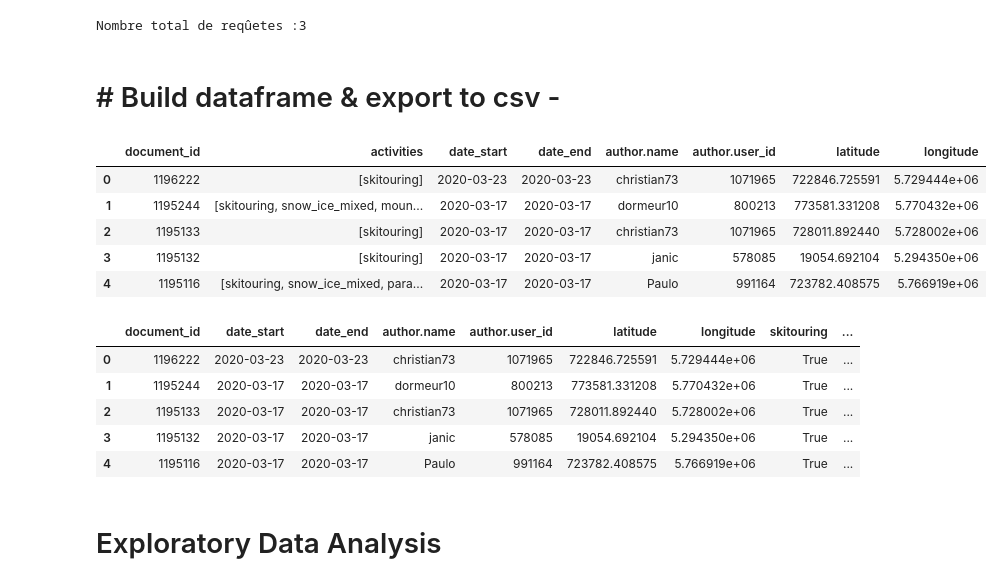
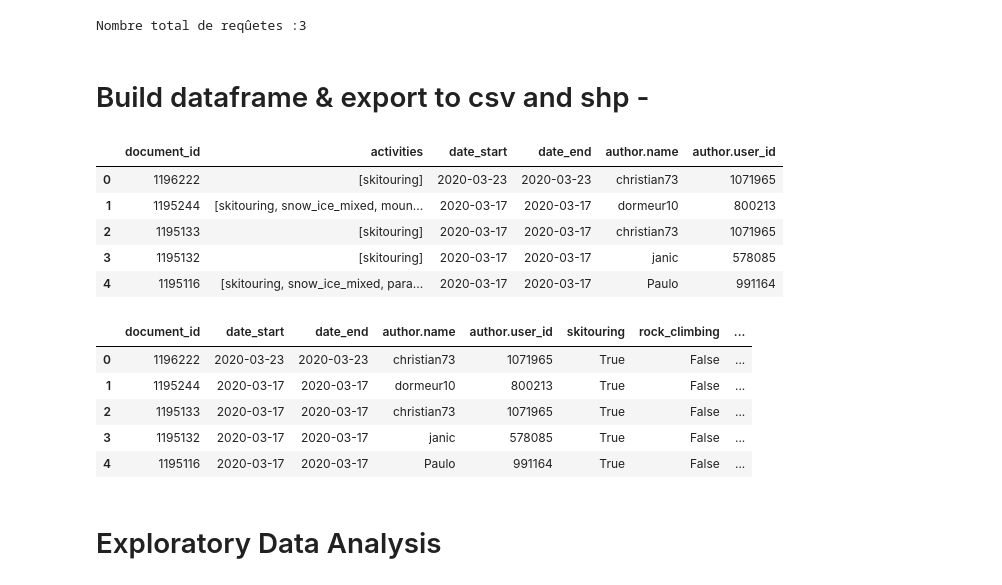
Before and after one commit to damien1719/C2C-Mountaineering-practices, a Jupyter notebook: C2C_API_v5.ipynb, the cells around one changed output. Saved outputs shown, nothing was run; the diff lists cells and outputs as text; code cells hidden in the pictures.

```diff
--- a/C2C_API_v5.ipynb
+++ b/C2C_API_v5.ipynb
@@ -36,41 +40,61 @@ print("Nombre total de reqûetes :" + str(request_num))
 # %% [output]
 Nombre total de reqûetes :3
 # %% [markdown]
-# # Build dataframe & export to csv -
+# Build dataframe & export to csv and shp -
 # %%
+import os
+
+path='C:/Users/Mossuz Damien/Documents/Python Scripts/_old - C2C API/input_ Archives (full)'
+files = os.listdir(path)
+
+result=[]
+
+for file in files:
+    with open(path + '/' + file, 'r', encoding='utf-8') as infile:
+        json_data=json.load(infile)
+    result.append(json_data)
+
+
 # Flatten json file -
 d = pd.DataFrame()
 
-arr_lat=[]
-arr_long=[]
+arr_geo=[]
 
 for page in result:
 
+    #Json to dataframe
     d=d.append(json_normalize(page['documents'],max_level=1))
 
+    #Point coordinates
     for outing in page['documents']:
-        arr_lat.append(json.loads(outing['geometry']['geom'])['coordinates'][0])
-        arr_long.append(json.loads(outing['geometry']['geom'])['coordinates'][1])
+        arr_geo.append(shape(json.loads(outing['geometry']['geom'])))
 
 d.reset_index(inplace=True, drop=True)
+
+# Create geoSeries
+gdf_coordinates = gpd.GeoSeries(arr_geo)
+
+# Convert CRS to EPSG:4326
+gdf_coordinates.crs = {'init': 'epsg:3857'}
+gdf_coordinates=gdf_coordinates.to_crs({'init': 'epsg:4326'})
+gdf_coordinates
+
+# Export to shp
+gdf_coordinates.to_file("coordinates.shp")
 
 # Select relevant columns -
 cols = ['document_id','activities','date_start','date_end','author.name','author.user_id']
 d=d[cols]
 
-#Add geo coordinates
-d['latitude']=arr_lat
-d['longitude']=arr_long
-
 # Print first rows
 d.head()
 # %% [output]
-|  | document_id | activities | date_start | date_end | author.name | author.user_id | latitude | longitude |
-| 0 | 1196222 | [skitouring] | 2020-03-23 | 2020-03-23 | christian73 | 1071965 | 722846.725591 | 5.729444e+06 |
-| 1 | 1195244 | [skitouring, snow_ice_mixed, moun... | 2020-03-17 | 2020-03-17 | dormeur10 | 800213 | 773581.331208 | 5.770432e+06 |
-| 2 | 1195133 | [skitouring] | 2020-03-17 | 2020-03-17 | christian73 | 1071965 | 728011.892440 | 5.728002e+06 |
-| 3 | 1195132 | [skitouring] | 2020-03-17 | 2020-03-17 | janic | 578085 | 19054.692104 | 5.294350e+06 |
-| 4 | 1195116 | [skitouring, snow_ice_mixed, para... | 2020-03-17 | 2020-03-17 | Paulo | 991164 | 723782.408575 | 5.766919e+06 |
+|  | document_id | activities | date_start | date_end | author.name | author.user_id |
+| 0 | 1196222 | [skitouring] | 2020-03-23 | 2020-03-23 | christian73 | 1071965 |
+| 1 | 1195244 | [skitouring, snow_ice_mixed, moun... | 2020-03-17 | 2020-03-17 | dormeur10 | 800213 |
+| 2 | 1195133 | [skitouring] | 2020-03-17 | 2020-03-17 | christian73 | 1071965 |
+| 3 | 1195132 | [skitouring] | 2020-03-17 | 2020-03-17 | janic | 578085 |
+| 4 | 1195116 | [skitouring, snow_ice_mixed, para... | 2020-03-17 | 2020-03-17 | Paulo | 991164 |
 # %%
 # Clean columns -
 
@@ -105,12 +129,12 @@ d.to_csv('outings.csv',index=False)
 # CHECK -
 d.head()
 # %% [output]
-|  | document_id | date_start | date_end | author.name | author.user_id | latitude | longitude | skitouring | ... |
-| 0 | 1196222 | 2020-03-23 | 2020-03-23 | christian73 | 1071965 | 722846.725591 | 5.729444e+06 | True | ... |
-| 1 | 1195244 | 2020-03-17 | 2020-03-17 | dormeur10 | 800213 | 773581.331208 | 5.770432e+06 | True | ... |
-| 2 | 1195133 | 2020-03-17 | 2020-03-17 | christian73 | 1071965 | 728011.892440 | 5.728002e+06 | True | ... |
-| 3 | 1195132 | 2020-03-17 | 2020-03-17 | janic | 578085 | 19054.692104 | 5.294350e+06 | True | ... |
-| 4 | 1195116 | 2020-03-17 | 2020-03-17 | Paulo | 991164 | 723782.408575 | 5.766919e+06 | True | ... |
+|  | document_id | date_start | date_end | author.name | author.user_id | skitouring | rock_climbing | ... |
+| 0 | 1196222 | 2020-03-23 | 2020-03-23 | christian73 | 1071965 | True | False | ... |
+| 1 | 1195244 | 2020-03-17 | 2020-03-17 | dormeur10 | 800213 | True | False | ... |
+| 2 | 1195133 | 2020-03-17 | 2020-03-17 | christian73 | 1071965 | True | False | ... |
+| 3 | 1195132 | 2020-03-17 | 2020-03-17 | janic | 578085 | True | False | ... |
+| 4 | 1195116 | 2020-03-17 | 2020-03-17 | Paulo | 991164 | True | False | ... |
 # %%
 #Import csv -
 d = pd.read_csv('outings.csv')
```
Also changed, not shown: parts of 6 cells of this notebook, 6 other files.
